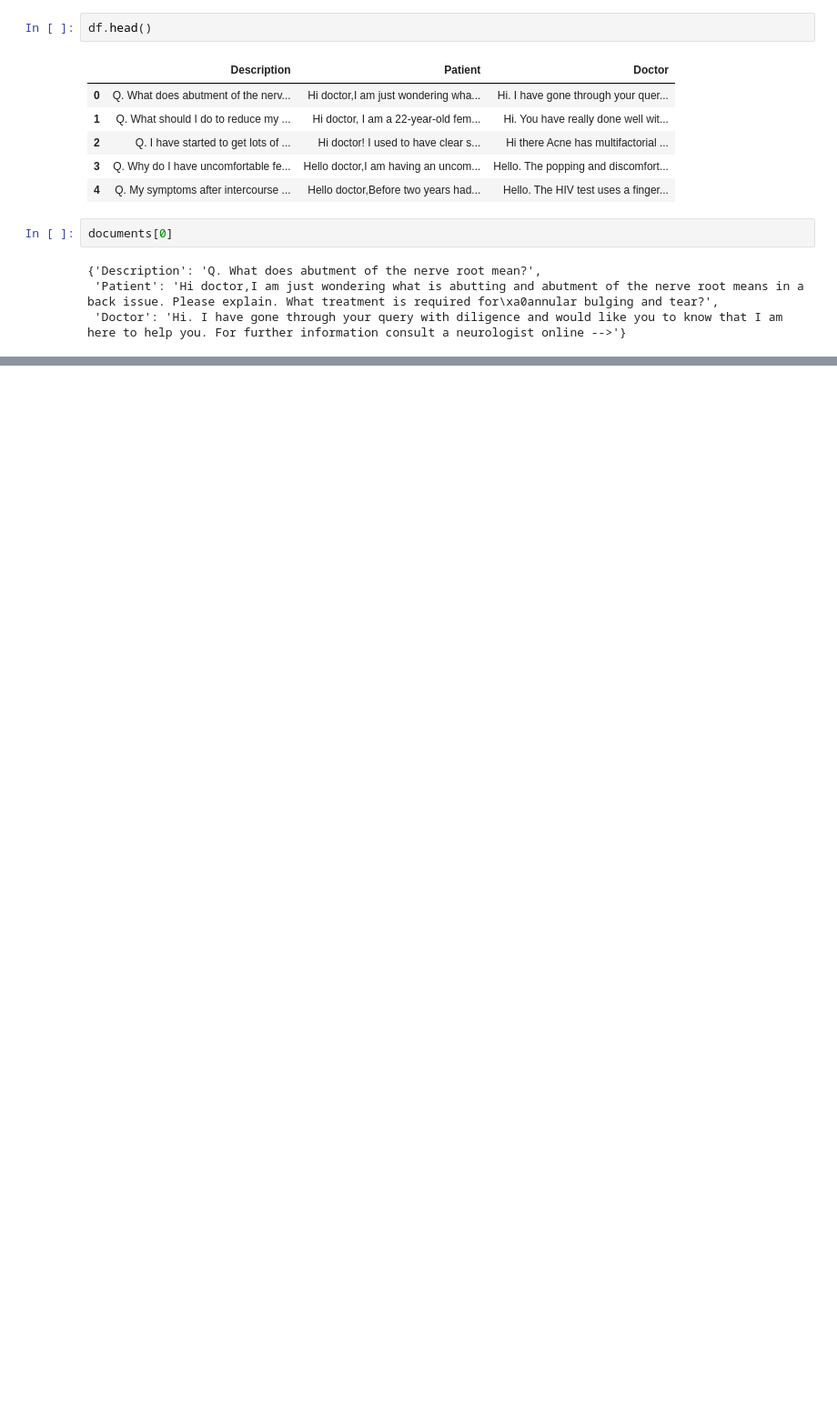
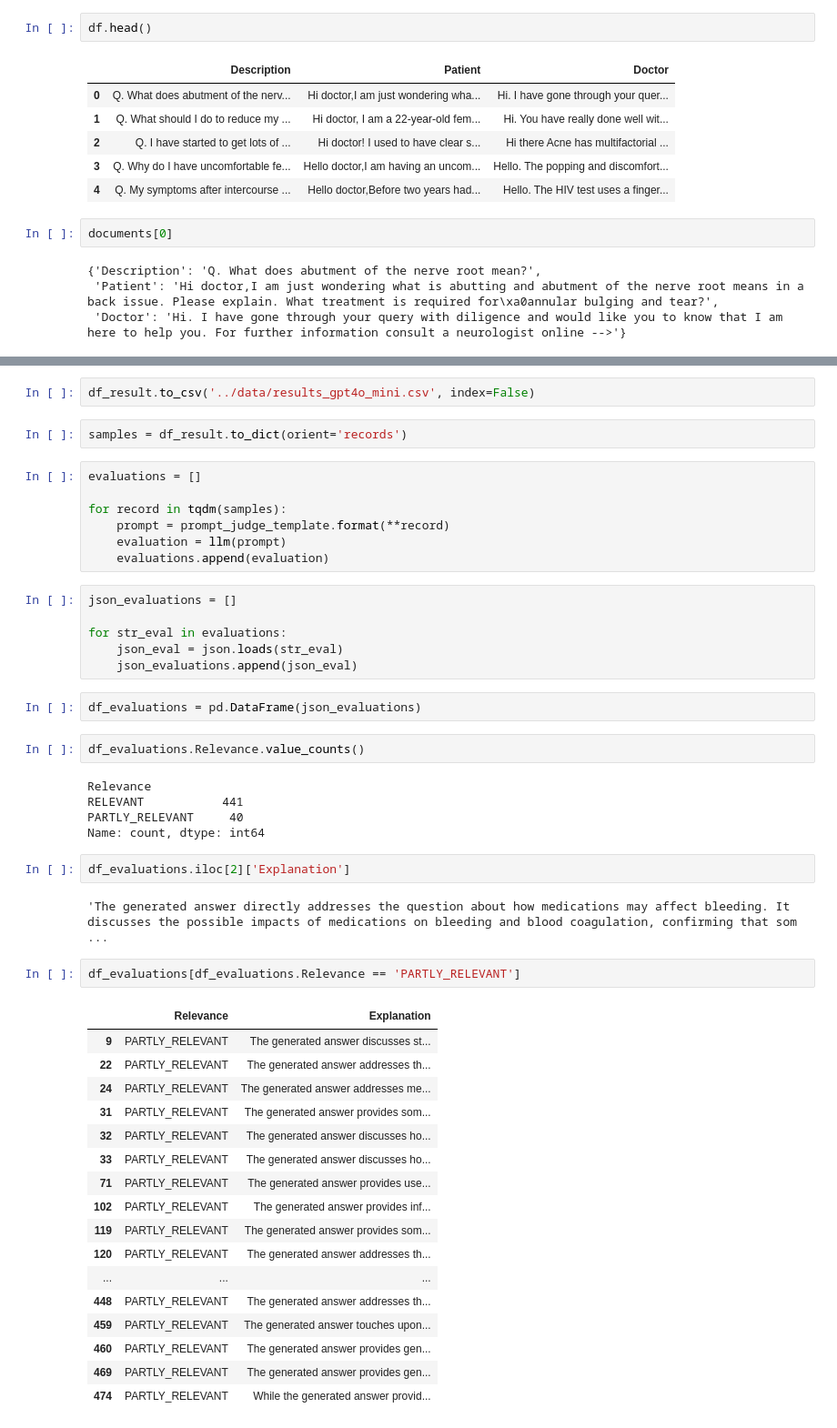
Before and after one commit to ulanliu/movie_finder, a Jupyter notebook: notebook/rag_test.ipynb, the cells around one changed output, grey strips where cells are left out. Shown at 91% size. Cells and saved outputs as stored; diff of their text form; blank space fills up the shorter version.

```diff
--- a/notebook/rag_test.ipynb
+++ b/notebook/rag_test.ipynb
@@ -406,0 +765,50 @@ documents[0]
+# %%
+df_result.to_csv('../data/results_gpt4o_mini.csv', index=False)
+# %%
+samples = df_result.to_dict(orient='records')
+# %%
+evaluations = []
+
+for record in tqdm(samples):
+    prompt = prompt_judge_template.format(**record)
+    evaluation = llm(prompt)
+    evaluations.append(evaluation)
+# %%
+json_evaluations = []
+
+for str_eval in evaluations:
+    json_eval = json.loads(str_eval)
+    json_evaluations.append(json_eval)
+# %%
+df_evaluations = pd.DataFrame(json_evaluations)
+# %%
+df_evaluations.Relevance.value_counts()
+# %% [output]
+Relevance
+RELEVANT           441
+PARTLY_RELEVANT     40
+Name: count, dtype: int64
+# %%
+df_evaluations.iloc[2]['Explanation']
+# %% [output]
+'The generated answer directly addresses the question about how medications may affect bleeding. It discusses the possible impacts of medications on bleeding and blood coagulation, confirming that som ...
+# %%
+df_evaluations[df_evaluations.Relevance == 'PARTLY_RELEVANT']
+# %% [output]
+|  | Relevance | Explanation |
+| 9 | PARTLY_RELEVANT | The generated answer discusses st... |
+| 22 | PARTLY_RELEVANT | The generated answer addresses th... |
+| 24 | PARTLY_RELEVANT | The generated answer addresses me... |
+| 31 | PARTLY_RELEVANT | The generated answer provides som... |
+| 32 | PARTLY_RELEVANT | The generated answer discusses ho... |
+| 33 | PARTLY_RELEVANT | The generated answer discusses ho... |
+| 71 | PARTLY_RELEVANT | The generated answer provides use... |
+| 102 | PARTLY_RELEVANT | The generated answer provides inf... |
+| 119 | PARTLY_RELEVANT | The generated answer provides som... |
+| 120 | PARTLY_RELEVANT | The generated answer addresses th... |
+| ... | ... | ... |
+| 448 | PARTLY_RELEVANT | The generated answer addresses th... |
+| 459 | PARTLY_RELEVANT | The generated answer touches upon... |
+| 460 | PARTLY_RELEVANT | The generated answer provides gen... |
+| 469 | PARTLY_RELEVANT | The generated answer provides gen... |
+| 474 | PARTLY_RELEVANT | While the generated answer provid... |
```
Also changed, not shown: parts of 54 cells of this notebook, 5 other files.
